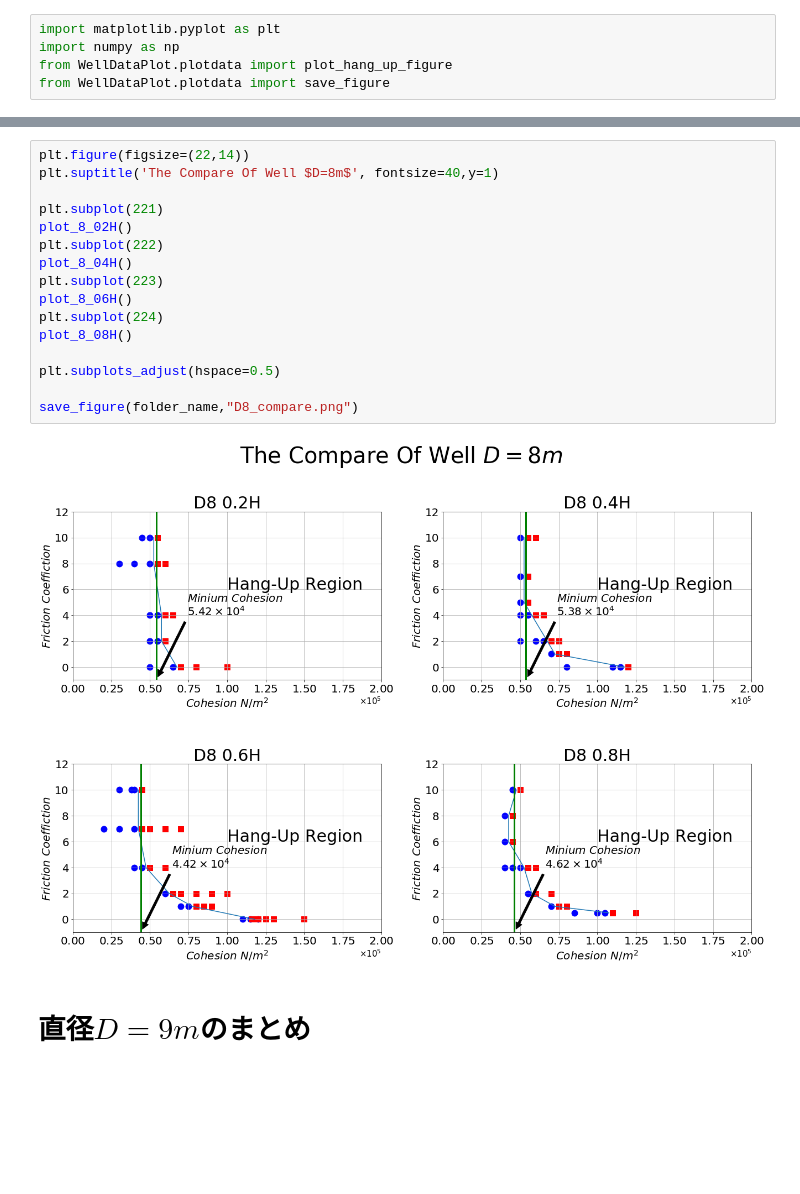
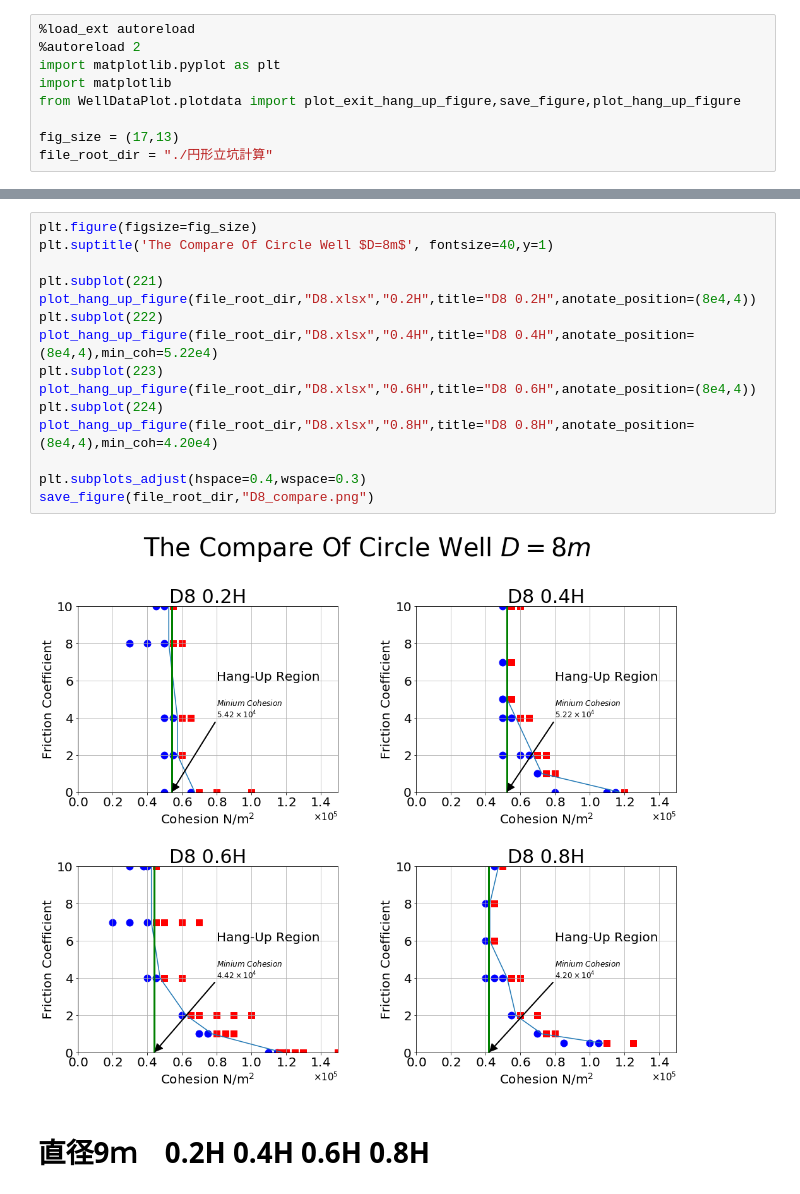
Before and after one commit to tanghaowen/MyResearchJupyterScripts, a Jupyter notebook: 研究计算/円形鉛直立坑計算まとめ.ipynb, the cells around one changed output, grey strips where cells are left out. Saved outputs shown, nothing was run; the diff lists cells and outputs as text; blank space fills up the shorter version.

```diff
--- a/研究计算/円形鉛直立坑計算まとめ.ipynb
+++ b/研究计算/円形鉛直立坑計算まとめ.ipynb
@@ -1,5 +1,9 @@
 # %%
+%load_ext autoreload
+%autoreload 2
 import matplotlib.pyplot as plt
-import numpy as np
-from WellDataPlot.plotdata import plot_hang_up_figure
-from WellDataPlot.plotdata import save_figure
+import matplotlib
+from WellDataPlot.plotdata import plot_exit_hang_up_figure,save_figure,plot_hang_up_figure
+
+fig_size = (17,13)
+file_root_dir = "./円形立坑計算"
@@ -78,21 +34,20 @@ save_figure(folder_name,"D6_compare.png")
 # %%
-plt.figure(figsize=(22,14))
-plt.suptitle('The Compare Of Well $D=8m$', fontsize=40,y=1)
+plt.figure(figsize=fig_size)
+plt.suptitle('The Compare Of Circle Well $D=8m$', fontsize=40,y=1)
 
 plt.subplot(221)
-plot_8_02H()
+plot_hang_up_figure(file_root_dir,"D8.xlsx","0.2H",title="D8 0.2H",anotate_position=(8e4,4))
 plt.subplot(222)
-plot_8_04H()
+plot_hang_up_figure(file_root_dir,"D8.xlsx","0.4H",title="D8 0.4H",anotate_position=(8e4,4),min_coh=5.22e4)
 plt.subplot(223)
-plot_8_06H()
+plot_hang_up_figure(file_root_dir,"D8.xlsx","0.6H",title="D8 0.6H",anotate_position=(8e4,4))
 plt.subplot(224)
-plot_8_08H()
+plot_hang_up_figure(file_root_dir,"D8.xlsx","0.8H",title="D8 0.8H",anotate_position=(8e4,4),min_coh=4.20e4)
 
-plt.subplots_adjust(hspace=0.5)
-
-save_figure(folder_name,"D8_compare.png")
+plt.subplots_adjust(hspace=0.4,wspace=0.3)
+save_figure(file_root_dir,"D8_compare.png")
 # %% [output]
-[figure, old version]
+[figure, new version]
-# %% [markdown]
-# 直径$D=9m$のまとめ
+# %% [markdown]
+# 直径9ｍ　0.2H 0.4H 0.6H 0.8H
 # %%
```
Also changed, not shown: parts of 13 cells of this notebook, 29 other files.
